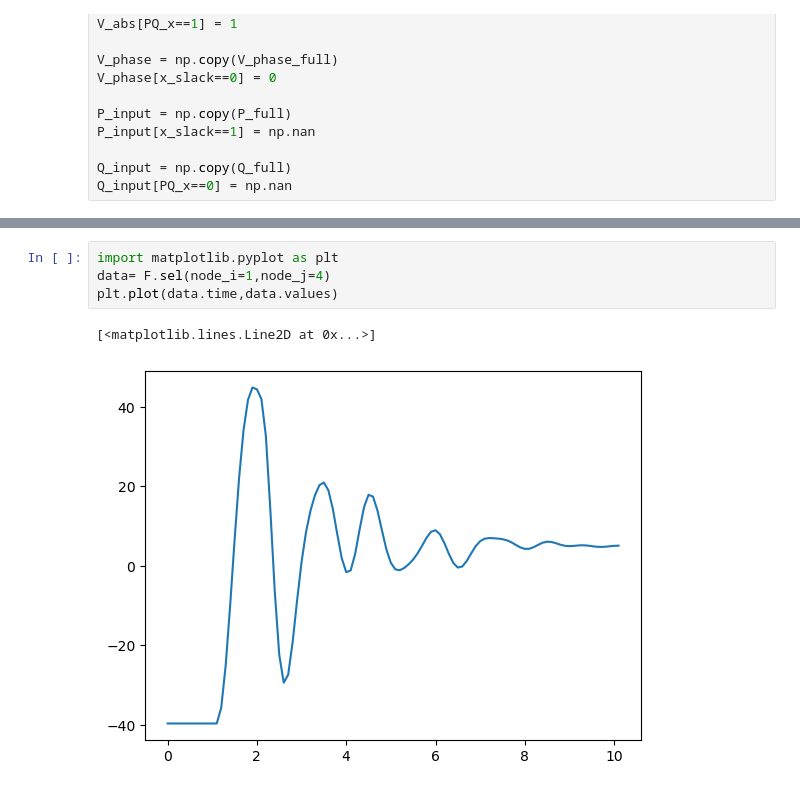
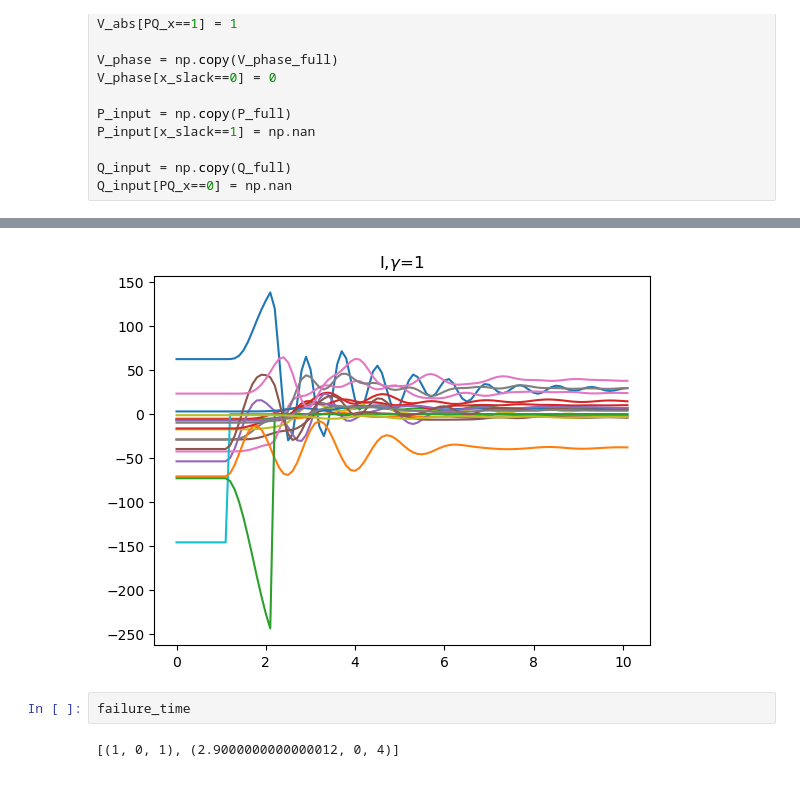
Before and after one commit to gmantegna/modeling-cascading-failure, a Jupyter notebook: notebooks/test case.ipynb, the cells around one changed output, grey strips where cells are left out. Cells and saved outputs as stored; diff of their text form.

Commit message:
fix line cutting bug and add better plotting of simulations

```diff
--- a/notebooks/test case.ipynb
+++ b/notebooks/test case.ipynb
@@ -90,7 +106,7 @@ Q_input[PQ_x==0] = np.nan
 # %%
-import matplotlib.pyplot as plt
-data= F.sel(node_i=1,node_j=4)
-plt.plot(data.time,data.values)
 # %% [output]
-[<matplotlib.lines.Line2D at 0x...>]
-[figure, old version]
+[figure, new version]
+# %%
+failure_time
+# %% [output]
+[(1, 0, 1), (2.9000000000000012, 0, 4)]
```
Also changed, not shown: parts of 2 cells of this notebook, 10 other files.
